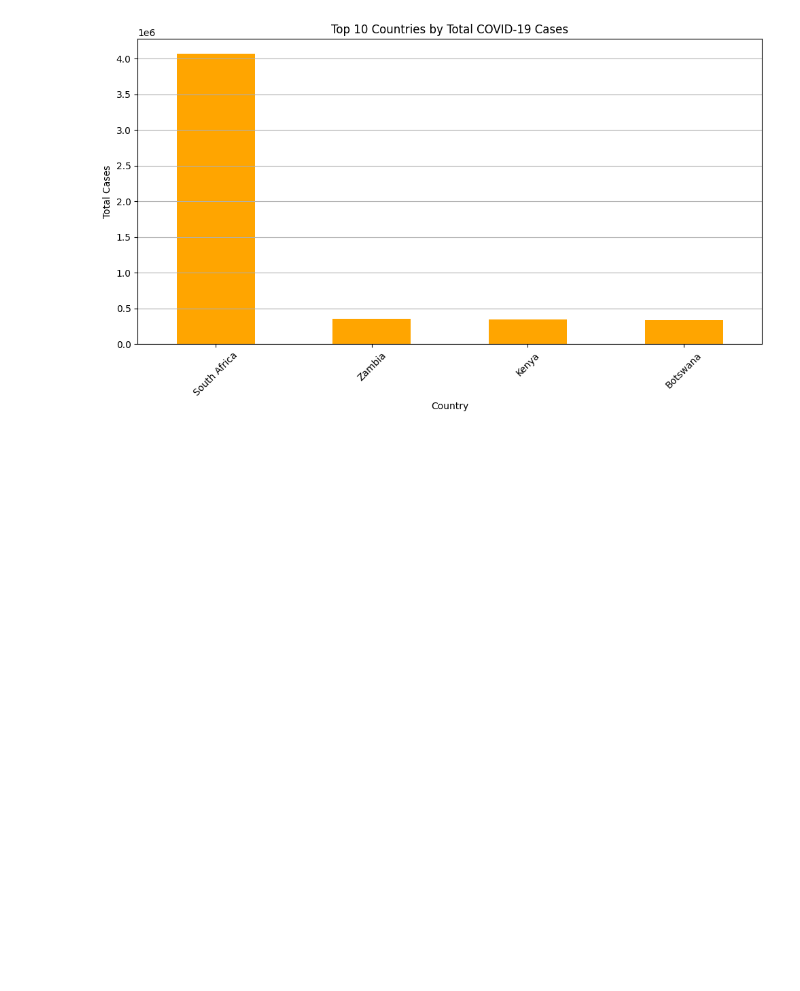
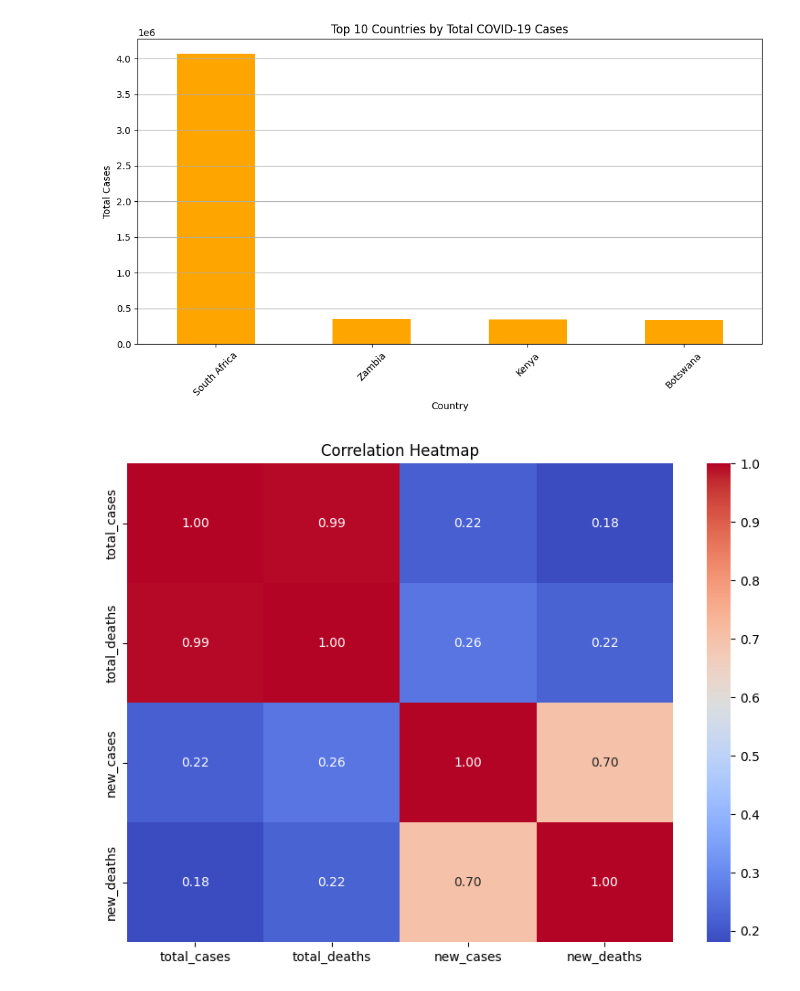
Before and after one commit to kholofeloj/py-week-8, a Jupyter notebook: covid-19-global-tracker.ipynb, the cells around one changed output. Drawn from its saved outputs; the diff is of its cells as text; code cells hidden in the pictures; blank space fills up the shorter version.

Commit message:
added heatmap for correlation analysis

```diff
--- a/covid-19-global-tracker.ipynb
+++ b/covid-19-global-tracker.ipynb
@@ -217,3 +217,18 @@ plt.tight_layout()
 plt.show()
 # %% [output]
 [figure]
+# %%
+import seaborn as sns
+
+# Compute correlation for relevant numeric columns
+numeric_df = df[['total_cases', 'total_deaths', 'new_cases', 'new_deaths']]
+correlation = numeric_df.corr()
+
+# Heatmap
+plt.figure(figsize=(8, 6))
+sns.heatmap(correlation, annot=True, cmap='coolwarm', fmt=".2f")
+plt.title('Correlation Heatmap')
+plt.tight_layout()
+plt.show()
+# %% [output]
+[figure, added]
```
